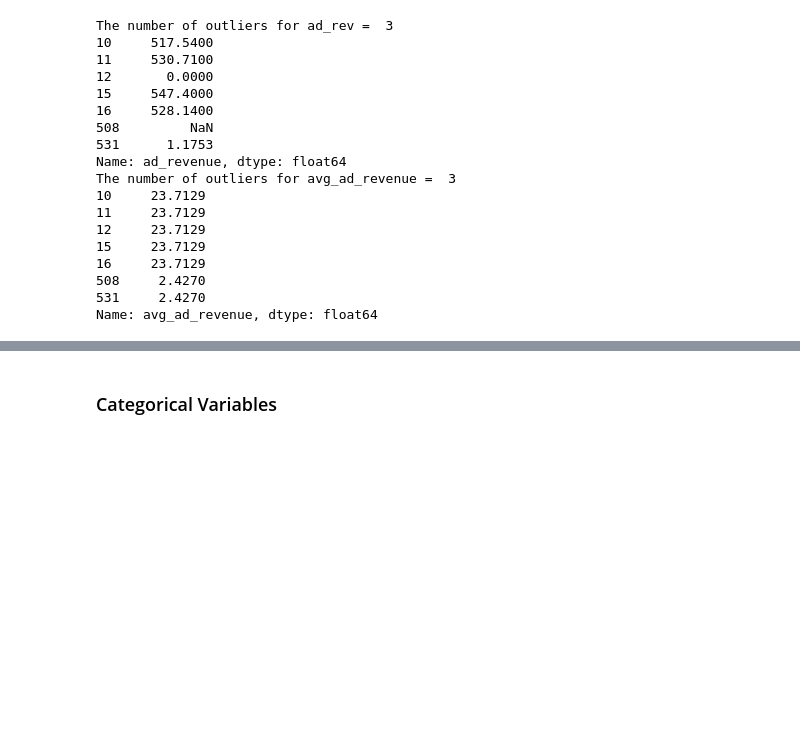
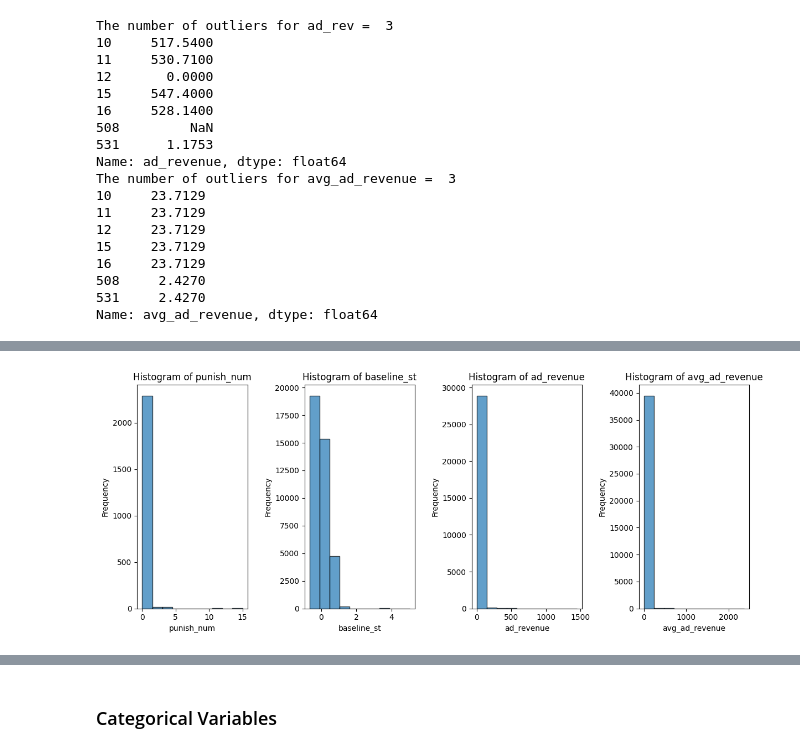
Before and after one commit to Lu-Yi-Fan/Tiktok-hackerthon, a Jupyter notebook: main.ipynb, the cells around one changed output, grey strips where cells are left out. Drawn from its saved outputs; the diff is of its cells as text; code cells hidden in the pictures; blank space fills up the shorter version.

```diff
--- a/main.ipynb
+++ b/main.ipynb
@@ -291,0 +287,16 @@ Name: avg_ad_revenue, dtype: float64
+# %%
+from sklearn.preprocessing import RobustScaler
+scaler = RobustScaler()
+# %%
+variables = ["ad_id",	"punish_num",	"ad_revenue", "avg_ad_revenue",	"baseline_st"]
+
+## create new dataframe
+ads_dim_scaled = ads_dim2.copy()
+subset = ads_dim2[variables]
+
+
+# fit and transform variables
+scaled_data = scaler.fit_transform(subset)
+ads_dim_scaled[variables] = scaled_data
+
+ads_dim_scaled.describe()
@@ -291,0 +313,15 @@ Name: avg_ad_revenue, dtype: float64
+# %%
+plt.figure(figsize=(12, 5))
+numerical_columns = [ 'punish_num','baseline_st' ,'ad_revenue', 'avg_ad_revenue']
+
+for i, column_name in enumerate(numerical_columns, 1):
+    plt.subplot(1, len(numerical_columns), i)
+    plt.hist(ads_dim_scaled[column_name], bins=10, edgecolor='black', alpha=0.7)
+    plt.title(f'Histogram of {column_name}')
+    plt.xlabel(column_name)
+    plt.ylabel('Frequency')
+
+plt.tight_layout()
+plt.show()
+# %% [output]
+[figure, added]
```
Also changed, not shown: parts of 28 cells of this notebook, 2 other files.
